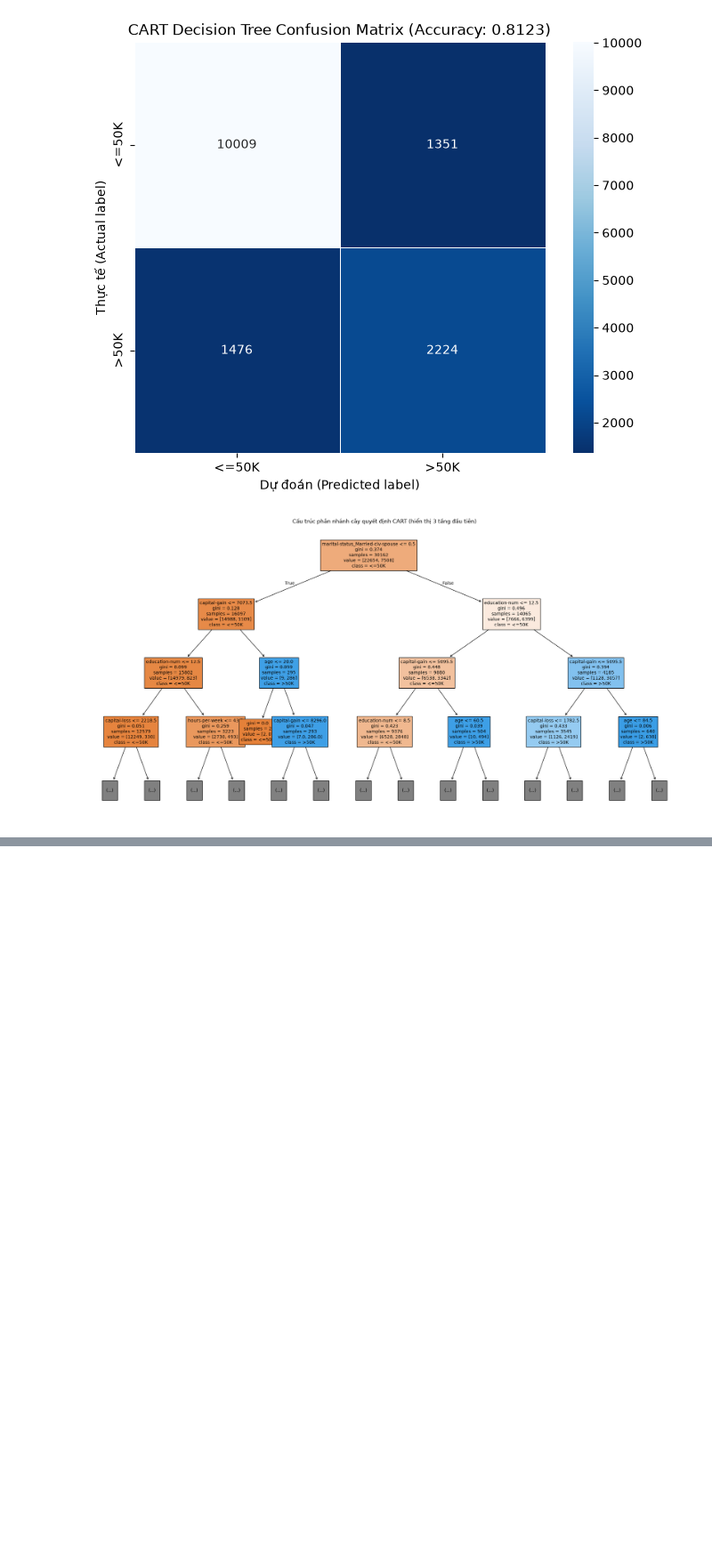
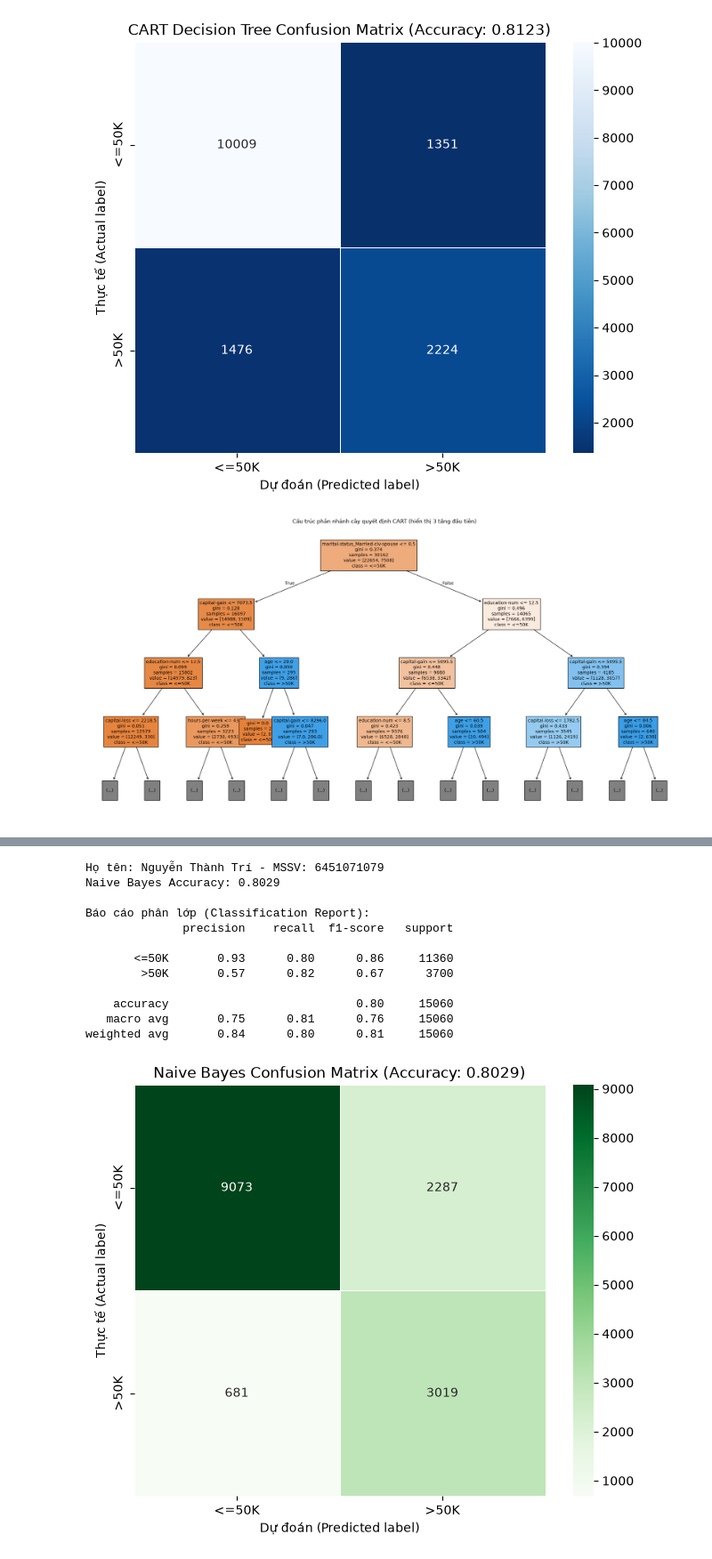
Before and after one commit to TriNguyenThanh/6451071079_Lab2, a Jupyter notebook: model/6451071079_LAB2_Bai1.ipynb, the cells around one changed output, grey strips where cells are left out. Shown at 89% size. Cells and saved outputs as stored; diff of their text form; code cells hidden in the pictures; blank space fills up the shorter version.

Commit message:
feature<bai1_cau9>: xay dung mo hinh phan lop gaussian naive bayes

```diff
--- a/model/6451071079_LAB2_Bai1.ipynb
+++ b/model/6451071079_LAB2_Bai1.ipynb
@@ -274,0 +280,38 @@ weighted avg       0.81      0.81      0.81     15060
+# %%
+# Câu 9: Xây dựng mô hình Naïve Bayes
+gnb = GaussianNB()
+gnb.fit(X_train, y_train)
+
+# Dự đoán trên tập kiểm thử
+bayes_pred = gnb.predict(X_test)
+bayes_score = metrics.accuracy_score(y_test, bayes_pred)
+
+print("Họ tên: Nguyễn Thành Trí - MSSV: 6451071079")
+print(f"Naive Bayes Accuracy: {bayes_score:.4f}")
+print()
+print("Báo cáo phân lớp (Classification Report):")
+print(metrics.classification_report(y_test, bayes_pred))
+
+# Ma trận nhầm lẫn dạng Heatmap
+bayes_cm = metrics.confusion_matrix(y_test, bayes_pred)
+plt.figure(figsize=(8, 6))
+sns.heatmap(bayes_cm, annot=True, fmt="d", linewidths=.5, square=True, cmap='Greens',
+            xticklabels=gnb.classes_, yticklabels=gnb.classes_)
+plt.ylabel('Thực tế (Actual label)')
+plt.xlabel('Dự đoán (Predicted label)')
+plt.title(f'Naive Bayes Confusion Matrix (Accuracy: {bayes_score:.4f})')
+plt.show()
+# %% [output]
+Họ tên: Nguyễn Thành Trí - MSSV: 6451071079
+Naive Bayes Accuracy: 0.8029
+
+Báo cáo phân lớp (Classification Report):
+              precision    recall  f1-score   support
+
+       <=50K       0.93      0.80      0.86     11360
+        >50K       0.57      0.82      0.67      3700
+
+    accuracy                           0.80     15060
+   macro avg       0.75      0.81      0.76     15060
+weighted avg       0.84      0.80      0.81     15060
+[figure, added]
```
Also changed, not shown: parts of 1 cell of this notebook.
